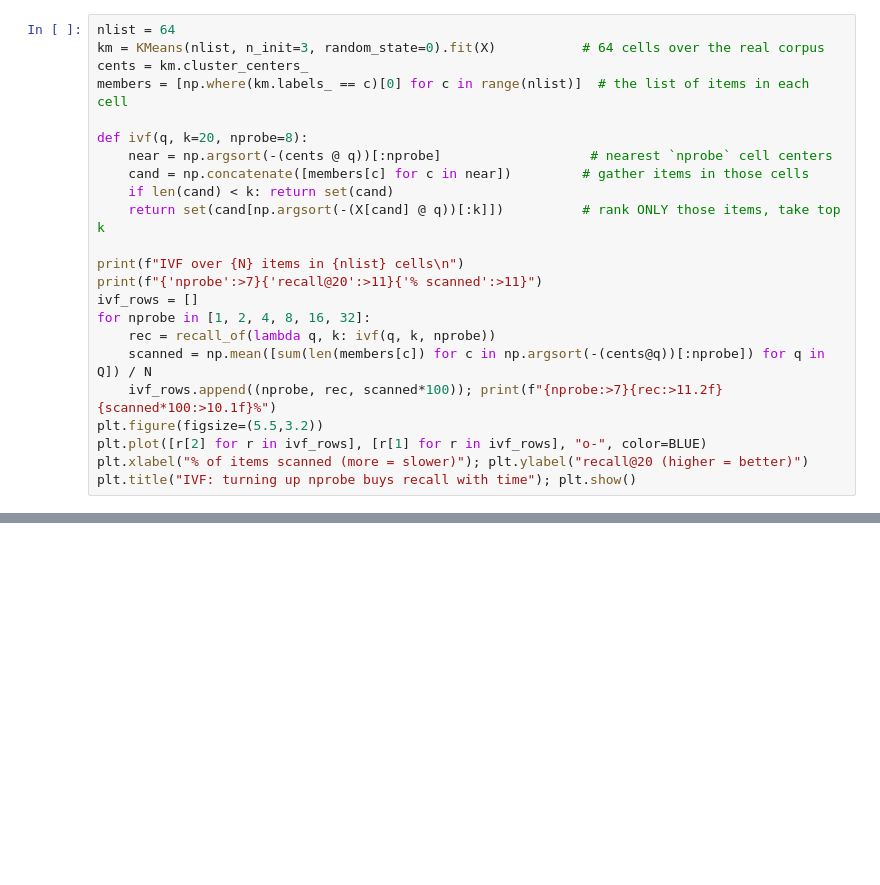
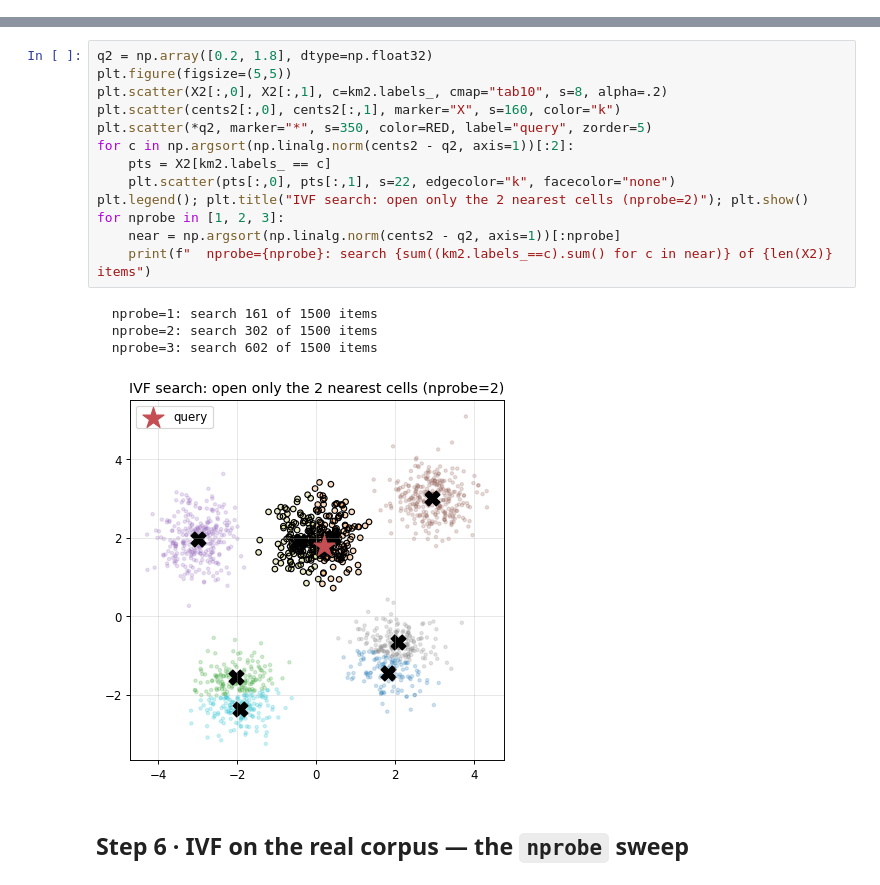
Before and after one commit to niamleeson/ml-math, a Jupyter notebook: afp/notebooks/M13-ann-vector-search.ipynb, the cells around one changed output, grey strips where cells are left out. Drawn from its saved outputs; the diff is of its cells as text; blank space fills up the shorter version.

```diff
--- a/afp/notebooks/M13-ann-vector-search.ipynb
+++ b/afp/notebooks/M13-ann-vector-search.ipynb
@@ -228,23 +0,0 @@ for time). This table *is* the IVF tradeoff.
-# %%
-nlist = 64
-km = KMeans(nlist, n_init=3, random_state=0).fit(X)           # 64 cells over the real corpus
-cents = km.cluster_centers_
-members = [np.where(km.labels_ == c)[0] for c in range(nlist)]  # the list of items in each cell
-
-def ivf(q, k=20, nprobe=8):
-    near = np.argsort(-(cents @ q))[:nprobe]                   # nearest `nprobe` cell centers
-    cand = np.concatenate([members[c] for c in near])         # gather items in those cells
-    if len(cand) < k: return set(cand)
-    return set(cand[np.argsort(-(X[cand] @ q))[:k]])          # rank ONLY those items, take top k
-
-print(f"IVF over {N} items in {nlist} cells\n")
-print(f"{'nprobe':>7}{'recall@20':>11}{'% scanned':>11}")
-ivf_rows = []
-for nprobe in [1, 2, 4, 8, 16, 32]:
-    rec = recall_of(lambda q, k: ivf(q, k, nprobe))
-    scanned = np.mean([sum(len(members[c]) for c in np.argsort(-(cents@q))[:nprobe]) for q in Q]) / N
-    ivf_rows.append((nprobe, rec, scanned*100)); print(f"{nprobe:>7}{rec:>11.2f}{scanned*100:>10.1f}%")
-plt.figure(figsize=(5.5,3.2))
-plt.plot([r[2] for r in ivf_rows], [r[1] for r in ivf_rows], "o-", color=BLUE)
-plt.xlabel("% of items scanned (more = slower)"); plt.ylabel("recall@20 (higher = better)")
-plt.title("IVF: turning up nprobe buys recall with time"); plt.show()
@@ -711,0 +123,20 @@ come from M11's embeddings, trained as **contrastive encoders** — which is **M
+# %%
+q2 = np.array([0.2, 1.8], dtype=np.float32)
+plt.figure(figsize=(5,5))
+plt.scatter(X2[:,0], X2[:,1], c=km2.labels_, cmap="tab10", s=8, alpha=.2)
+plt.scatter(cents2[:,0], cents2[:,1], marker="X", s=160, color="k")
+plt.scatter(*q2, marker="*", s=350, color=RED, label="query", zorder=5)
+for c in np.argsort(np.linalg.norm(cents2 - q2, axis=1))[:2]:
+    pts = X2[km2.labels_ == c]
+    plt.scatter(pts[:,0], pts[:,1], s=22, edgecolor="k", facecolor="none")
+plt.legend(); plt.title("IVF search: open only the 2 nearest cells (nprobe=2)"); plt.show()
+for nprobe in [1, 2, 3]:
+    near = np.argsort(np.linalg.norm(cents2 - q2, axis=1))[:nprobe]
+    print(f"  nprobe={nprobe}: search {sum((km2.labels_==c).sum() for c in near)} of {len(X2)} items")
+# %% [output]
+  nprobe=1: search 161 of 1500 items
+  nprobe=2: search 302 of 1500 items
+  nprobe=3: search 602 of 1500 items
+[figure, added]
+# %% [markdown]
+## Step 6 · IVF on the real corpus — the `nprobe` sweep
```
Also changed, not shown: parts of 115 cells of this notebook, 1 other file.
